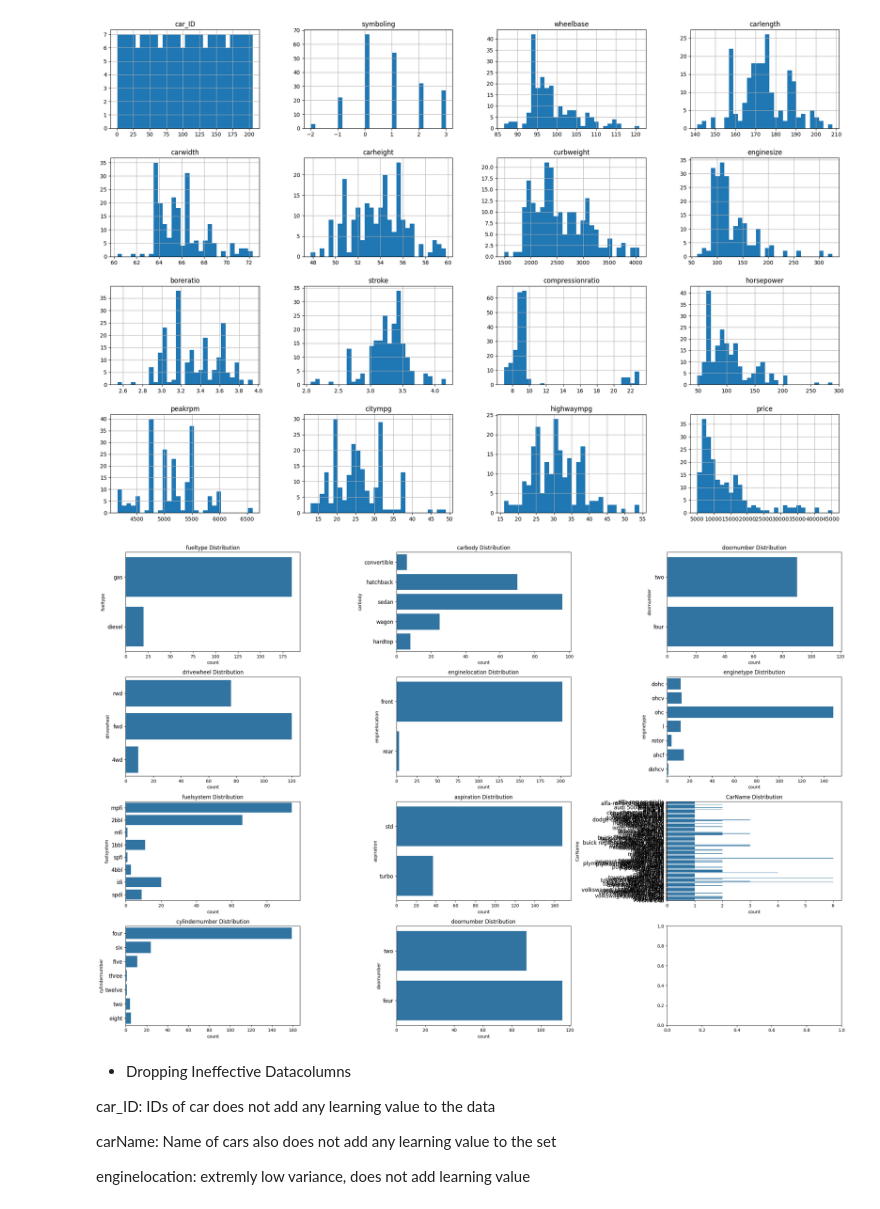
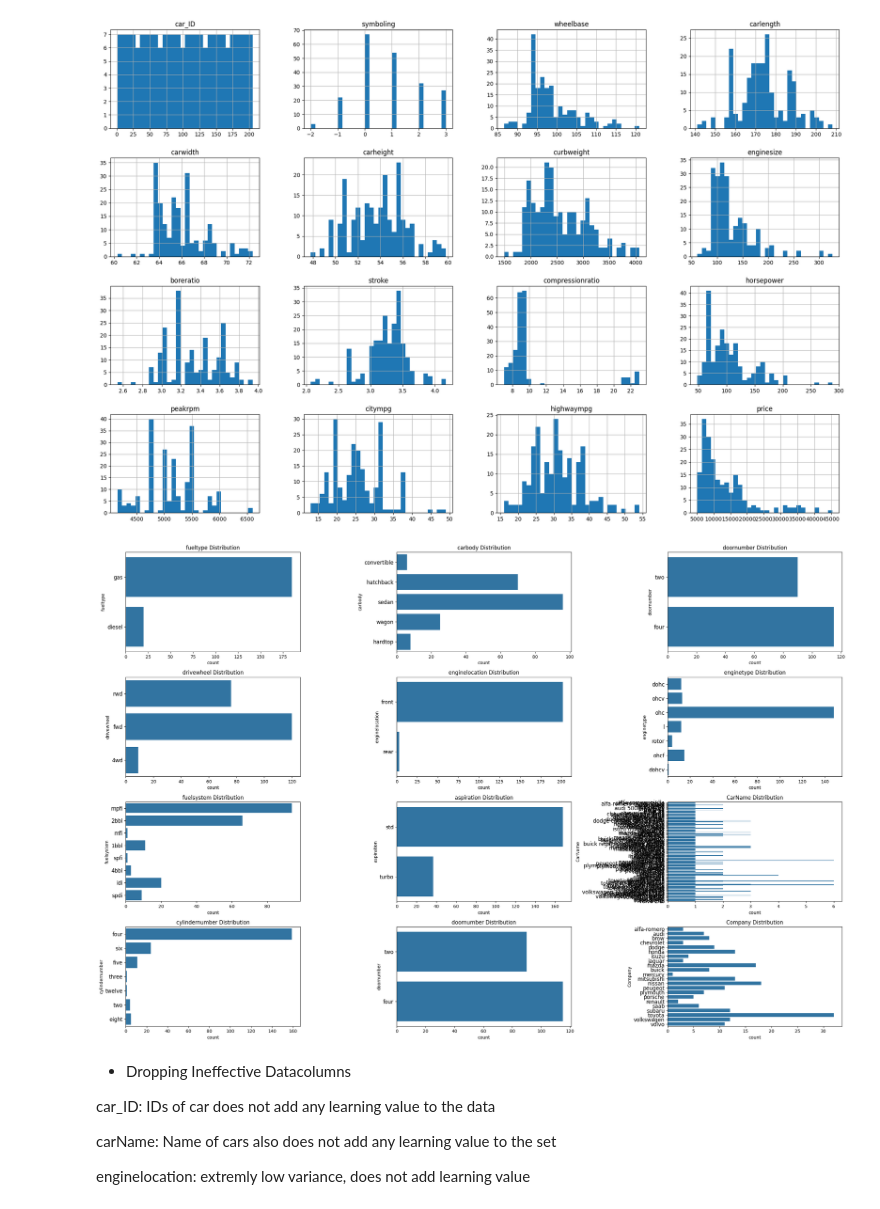
Before and after one commit to Jackhammer9/Car-Price-Predictor, a Jupyter notebook: notebooks/01-data-exploration.ipynb, the cells around one changed output. Cells and saved outputs as stored; diff of their text form; code cells hidden in the pictures.

```diff
--- a/notebooks/01-data-exploration.ipynb
+++ b/notebooks/01-data-exploration.ipynb
@@ -91,3 +94,14 @@ df['doornumber'] = df['doornumber'].str.lower().str.strip()
+# %%
+# Making a new feature 'Company' from 'CarName'
+companies = ['alfa-romero', 'audi', 'bmw', 'chevrolet', 'dodge', 'honda', 'isuzu', 'jaguar',
+             'mazda', 'buick', 'mercury', 'mitsubishi', 'nissan', 'peugeot', 'plymouth',
+             'porsche', 'renault', 'saab', 'subaru', 'toyota', 'volkswagen', 'volvo']
+
+df['CarName'] = df['CarName'].str.lower()  # Convert to lowercase for consistency
+df['Company'] = ''  # Create an empty 'Company' column
+
+for company in companies:
+    df.loc[df['CarName'].str.contains(company, regex=False), 'Company'] = company  # Extract brand
 # %% [markdown]
 
 <ul><li style="font-family: 'Consolas', monospace;"> Data Distribution </li></ul>
@@ -99,26 +113,26 @@ plt.show()
 # %%
 # Create a 3x3 grid of subplots
 fig, axes = plt.subplots(4, 3, figsize=(24, 16))
 
 # List of categorical columns
 categorical_columns = ["fueltype", "carbody", "doornumber", "drivewheel",
                        "enginelocation", "enginetype", "fuelsystem", "aspiration", "CarName",
-                       "cylindernumber" , "doornumber"]
+                       "cylindernumber" , "doornumber","Company"]
 
 # Flatten the 2D axes array to easily loop through it
 axes = axes.flatten()
 
 # Plot countplots for each categorical feature
 for i, col in enumerate(categorical_columns):
     sns.countplot(y=df[col], ax=axes[i])
     axes[i].set_title(f"{col} Distribution")
     axes[i].tick_params(axis='y', labelsize=12)  # Adjust label size for readability
 
 # Adjust layout
 plt.tight_layout()
 plt.show()
 # %% [output]
-[figure, old version]
+[figure, new version]
 # %% [markdown]
 
 <ul><li style="font-family: 'Consolas', monospace;"> Dropping Ineffective Datacolumns </li></ul>
```
Also changed, not shown: parts of 1 cell of this notebook, 5 other files.
